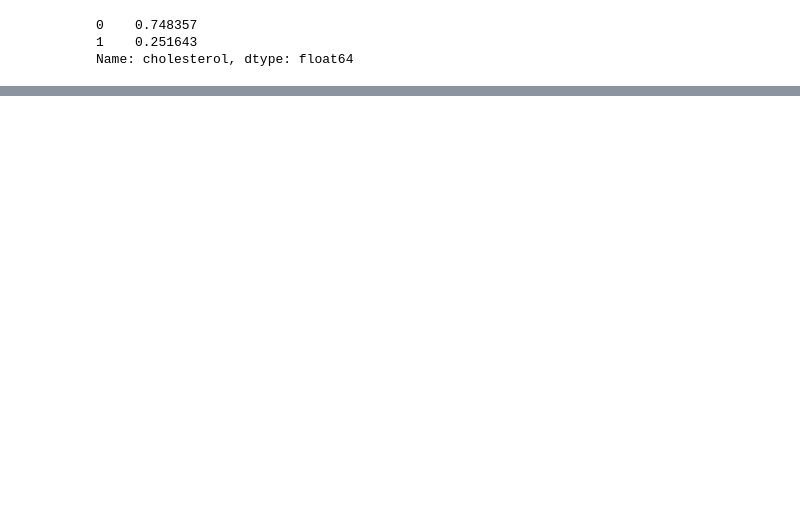
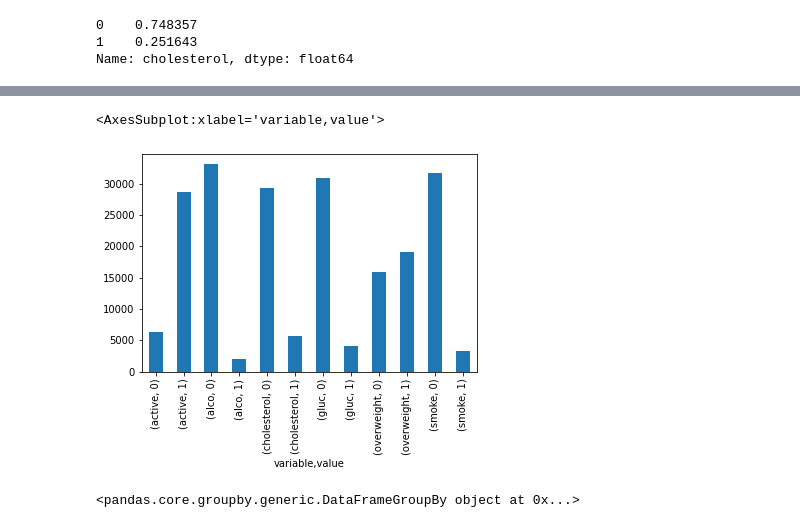
Before and after one commit to Hector-N/FCC-Data-Analysis-with-Python-Certification, a Jupyter notebook: medical_data_visualizer/MDV.ipynb, the cells around one changed output, grey strips where cells are left out. Drawn from its saved outputs; the diff is of its cells as text; code cells hidden in the pictures; blank space fills up the shorter version.

```diff
--- a/medical_data_visualizer/MDV.ipynb
+++ b/medical_data_visualizer/MDV.ipynb
@@ -94,0 +93,3 @@ def bmi_metric(person):
+# %%
+cardio_gr = features.groupby(['cardio'])
+cardio_gr
@@ -94,0 +98,3 @@ def bmi_metric(person):
+# %%
+cardio_0 = cardio_gr.get_group(0)
+cardio_0
@@ -94,0 +134,3 @@ def bmi_metric(person):
+# %%
+melt_0 = pd.melt(cardio_0.drop(columns=['cardio']))
+melt_0
@@ -94,0 +174,3 @@ def bmi_metric(person):
+# %%
+agg_0 = melt_0.groupby(['variable', 'value'])
+agg_0
@@ -94,0 +213,11 @@ def bmi_metric(person):
+# %%
+data_fig1 = agg_0.agg(len)
+data_fig1.plot(kind='bar')
+# %% [output]
+<AxesSubplot:xlabel='variable,value'>
+[figure, added]
+# %%
+agg_0 = melt_0.groupby('variable')
+agg_0
+# %% [output]
+<pandas.core.groupby.generic.DataFrameGroupBy object at 0x...>
```
Also changed, not shown: parts of 47 cells of this notebook, 2 other files.
